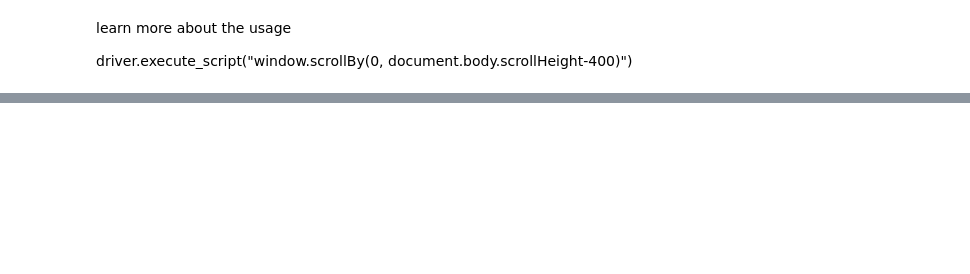
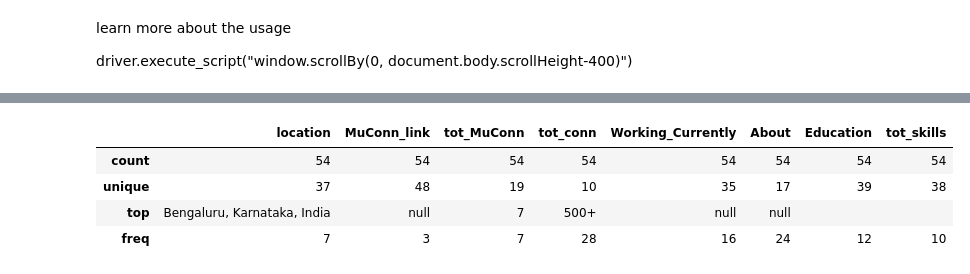
Before and after one commit to Kamalabot/Datagathering_Automation, a Jupyter notebook: LinkedInScrape.ipynb, the cells around one changed output, grey strips where cells are left out. Cells and saved outputs as stored; diff of their text form; code cells hidden in the pictures; blank space fills up the shorter version.

```diff
--- a/LinkedInScrape.ipynb
+++ b/LinkedInScrape.ipynb
@@ -366,2 +319,10 @@ vid_games[vid_games.f_link == 'https://www.amazon.in/Call-Duty-Infinite-Warfare-
 # %%
 driver.quit()
+# %%
+stor_dataframe.describe()
+# %% [output]
+|  | location | MuConn_link | tot_MuConn | tot_conn | Working_Currently | About | Education | tot_skills |
+| count | 54 | 54 | 54 | 54 | 54 | 54 | 54 | 54 |
+| unique | 37 | 48 | 19 | 10 | 35 | 17 | 39 | 38 |
+| top | Bengaluru, Karnataka, India | null | 7 | 500+ | null | null |  |  |
+| freq | 7 | 3 | 7 | 28 | 16 | 24 | 12 | 10 |
```
Also changed, not shown: parts of 71 cells of this notebook.
